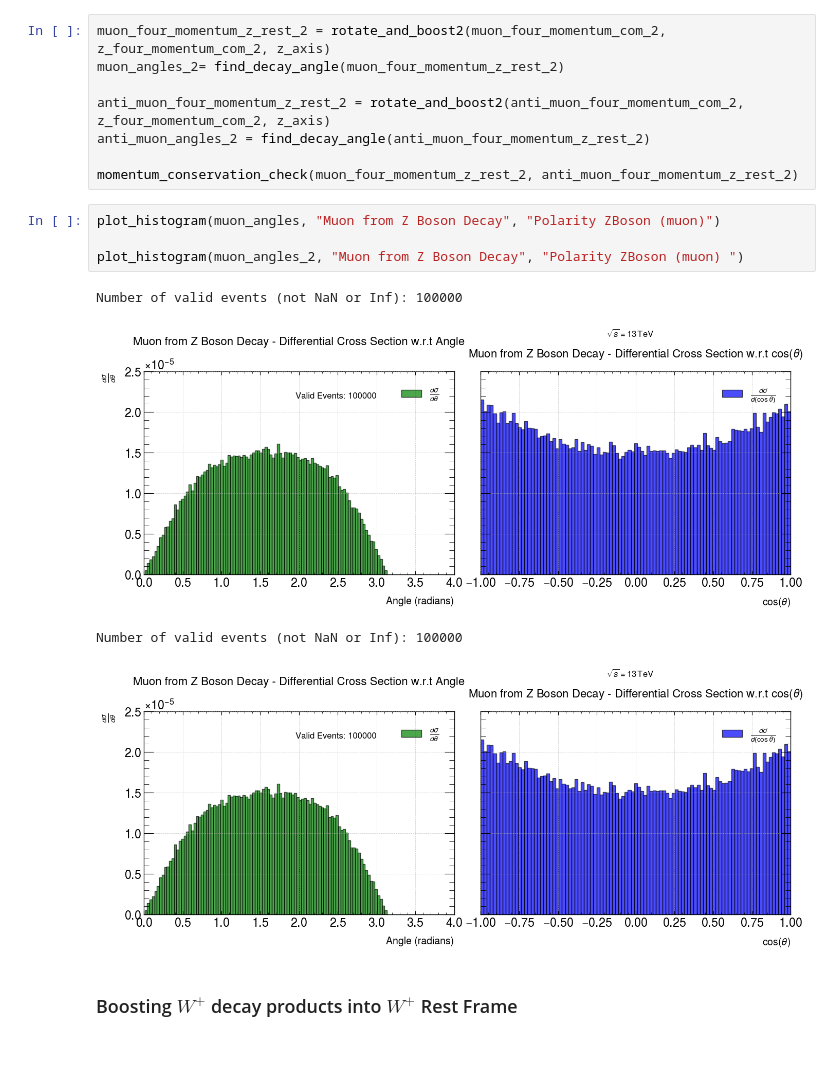
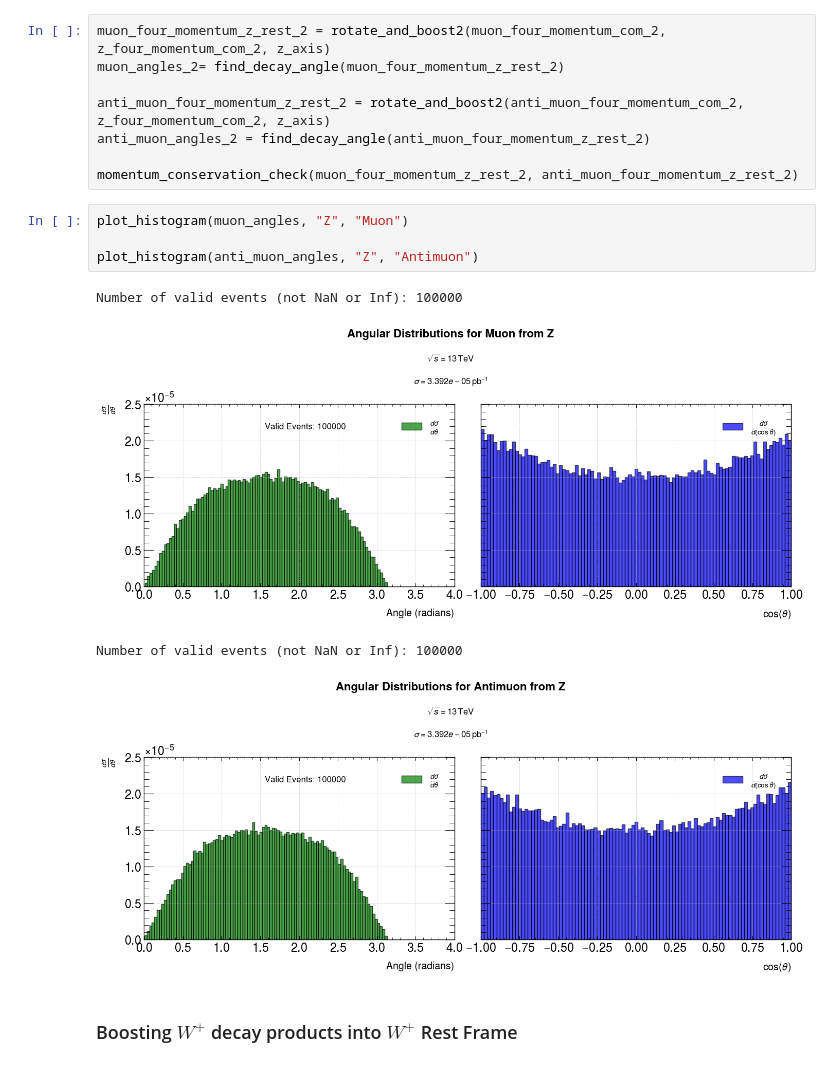
Before and after one commit to Gabriel-HowellBatty/TriBoson, a Jupyter notebook: Week4/Polarity.ipynb, the cells around one changed output. Saved outputs shown, nothing was run; the diff lists cells and outputs as text.

```diff
--- a/Week4/Polarity.ipynb
+++ b/Week4/Polarity.ipynb
@@ -477,15 +482,15 @@ anti_muon_four_momentum_z_rest_2 = rotate_and_boost2(anti_muon_four_momentum_com
 anti_muon_angles_2 = find_decay_angle(anti_muon_four_momentum_z_rest_2)
 
 momentum_conservation_check(muon_four_momentum_z_rest_2, anti_muon_four_momentum_z_rest_2)
-# %%
-plot_histogram(muon_angles, "Muon from Z Boson Decay", "Polarity ZBoson (muon)")
-
-plot_histogram(muon_angles_2, "Muon from Z Boson Decay", "Polarity ZBoson (muon) ")
-# %% [output]
-Number of valid events (not NaN or Inf): 100000
-[figure, removed]
-Number of valid events (not NaN or Inf): 100000
-[figure, removed]
+# %%
+plot_histogram(muon_angles, "Z", "Muon")
+
+plot_histogram(anti_muon_angles, "Z", "Antimuon")
+# %% [output]
+Number of valid events (not NaN or Inf): 100000
+[figure, added]
+Number of valid events (not NaN or Inf): 100000
+[figure, added]
 # %% [markdown]
 ### Boosting $W^+$ decay products into $W^+$ Rest Frame
 # %%
```
Also changed, not shown: parts of 10 cells of this notebook.
